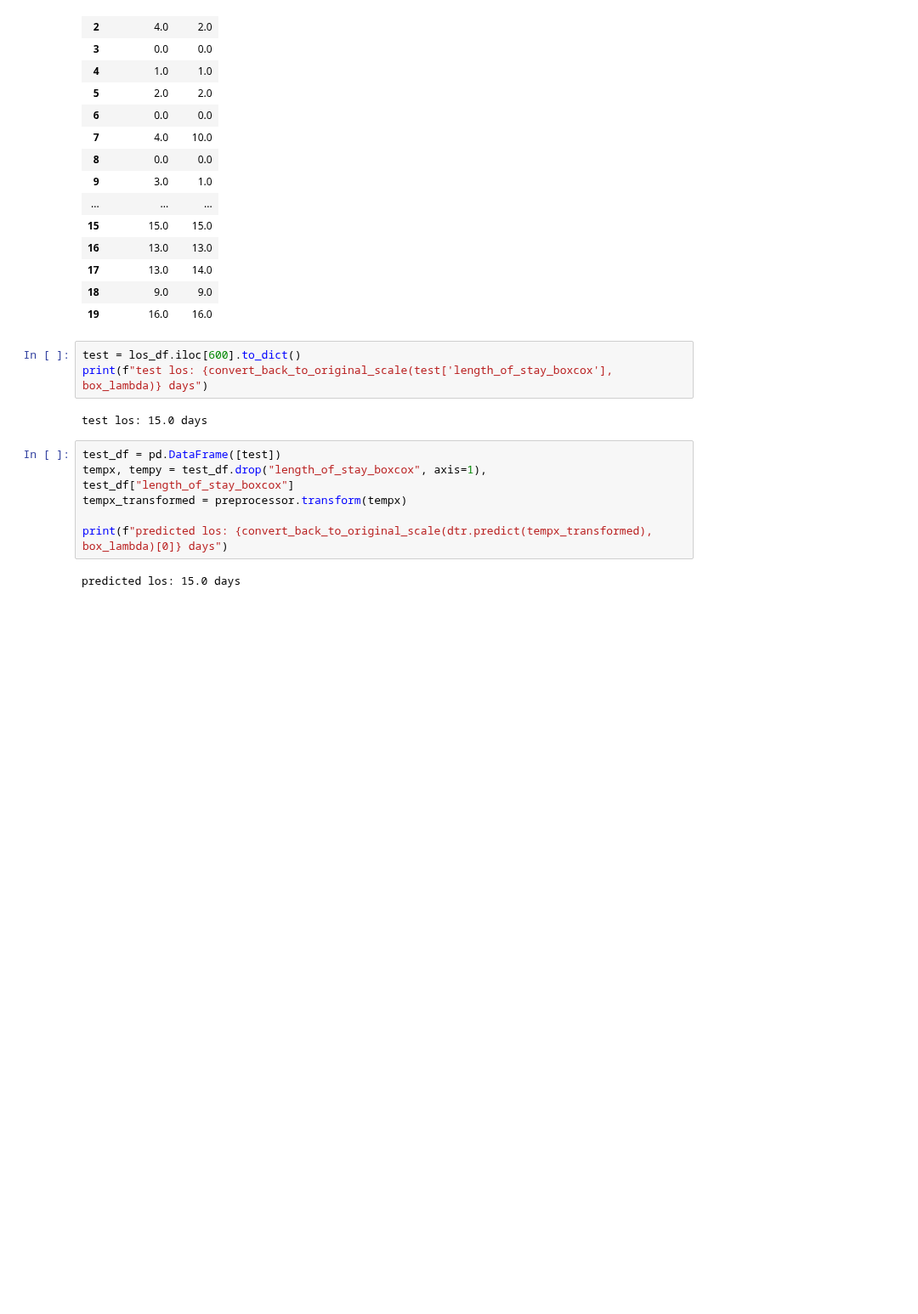
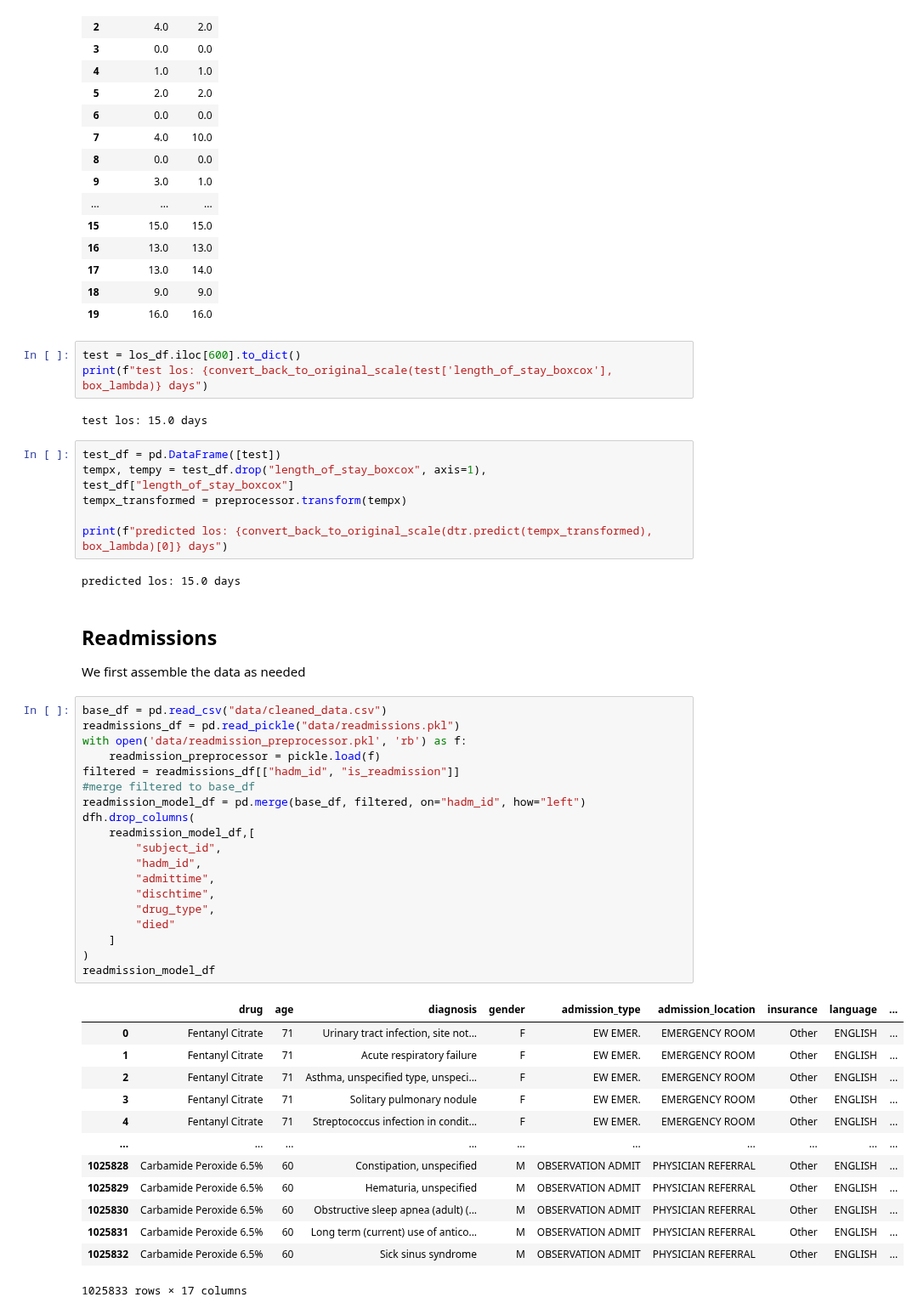
Before and after one commit to bizzfuzz/CHOP-comprehensive-hospital-outcome-prediction-system, a Jupyter notebook: models.ipynb, the cells around one changed output. Shown at 85% size. Drawn from its saved outputs; the diff is of its cells as text; blank space fills up the shorter version.

```diff
--- a/models.ipynb
+++ b/models.ipynb
@@ -324,3 +325,40 @@ tempx_transformed = preprocessor.transform(tempx)
 print(f"predicted los: {convert_back_to_original_scale(dtr.predict(tempx_transformed), box_lambda)[0]} days")
 # %% [output]
 predicted los: 15.0 days
+# %% [markdown]
+## Readmissions
+
+We first assemble the data as needed
+# %%
+base_df = pd.read_csv("data/cleaned_data.csv")
+readmissions_df = pd.read_pickle("data/readmissions.pkl")
+with open('data/readmission_preprocessor.pkl', 'rb') as f:
+    readmission_preprocessor = pickle.load(f)
+filtered = readmissions_df[["hadm_id", "is_readmission"]]
+#merge filtered to base_df
+readmission_model_df = pd.merge(base_df, filtered, on="hadm_id", how="left")
+dfh.drop_columns(
+    readmission_model_df,[
+        "subject_id",
+        "hadm_id",
+        "admittime",
+        "dischtime",
+        "drug_type",
+        "died"
+    ]
+)
+readmission_model_df
+# %% [output]
+|  | drug | age | diagnosis | gender | admission_type | admission_location | insurance | language | ... |
+| 0 | Fentanyl Citrate | 71 | Urinary tract infection, site not... | F | EW EMER. | EMERGENCY ROOM | Other | ENGLISH | ... |
+| 1 | Fentanyl Citrate | 71 | Acute respiratory failure | F | EW EMER. | EMERGENCY ROOM | Other | ENGLISH | ... |
+| 2 | Fentanyl Citrate | 71 | Asthma, unspecified type, unspeci... | F | EW EMER. | EMERGENCY ROOM | Other | ENGLISH | ... |
+| 3 | Fentanyl Citrate | 71 | Solitary pulmonary nodule | F | EW EMER. | EMERGENCY ROOM | Other | ENGLISH | ... |
+| 4 | Fentanyl Citrate | 71 | Streptococcus infection in condit... | F | EW EMER. | EMERGENCY ROOM | Other | ENGLISH | ... |
+| ... | ... | ... | ... | ... | ... | ... | ... | ... | ... |
+| 1025828 | Carbamide Peroxide 6.5% | 60 | Constipation, unspecified | M | OBSERVATION ADMIT | PHYSICIAN REFERRAL | Other | ENGLISH | ... |
+| 1025829 | Carbamide Peroxide 6.5% | 60 | Hematuria, unspecified | M | OBSERVATION ADMIT | PHYSICIAN REFERRAL | Other | ENGLISH | ... |
+| 1025830 | Carbamide Peroxide 6.5% | 60 | Obstructive sleep apnea (adult) (... | M | OBSERVATION ADMIT | PHYSICIAN REFERRAL | Other | ENGLISH | ... |
+| 1025831 | Carbamide Peroxide 6.5% | 60 | Long term (current) use of antico... | M | OBSERVATION ADMIT | PHYSICIAN REFERRAL | Other | ENGLISH | ... |
+| 1025832 | Carbamide Peroxide 6.5% | 60 | Sick sinus syndrome | M | OBSERVATION ADMIT | PHYSICIAN REFERRAL | Other | ENGLISH | ... |
+1025833 rows × 17 columns
```
Also changed, not shown: parts of 4 cells of this notebook, 3 other files.
